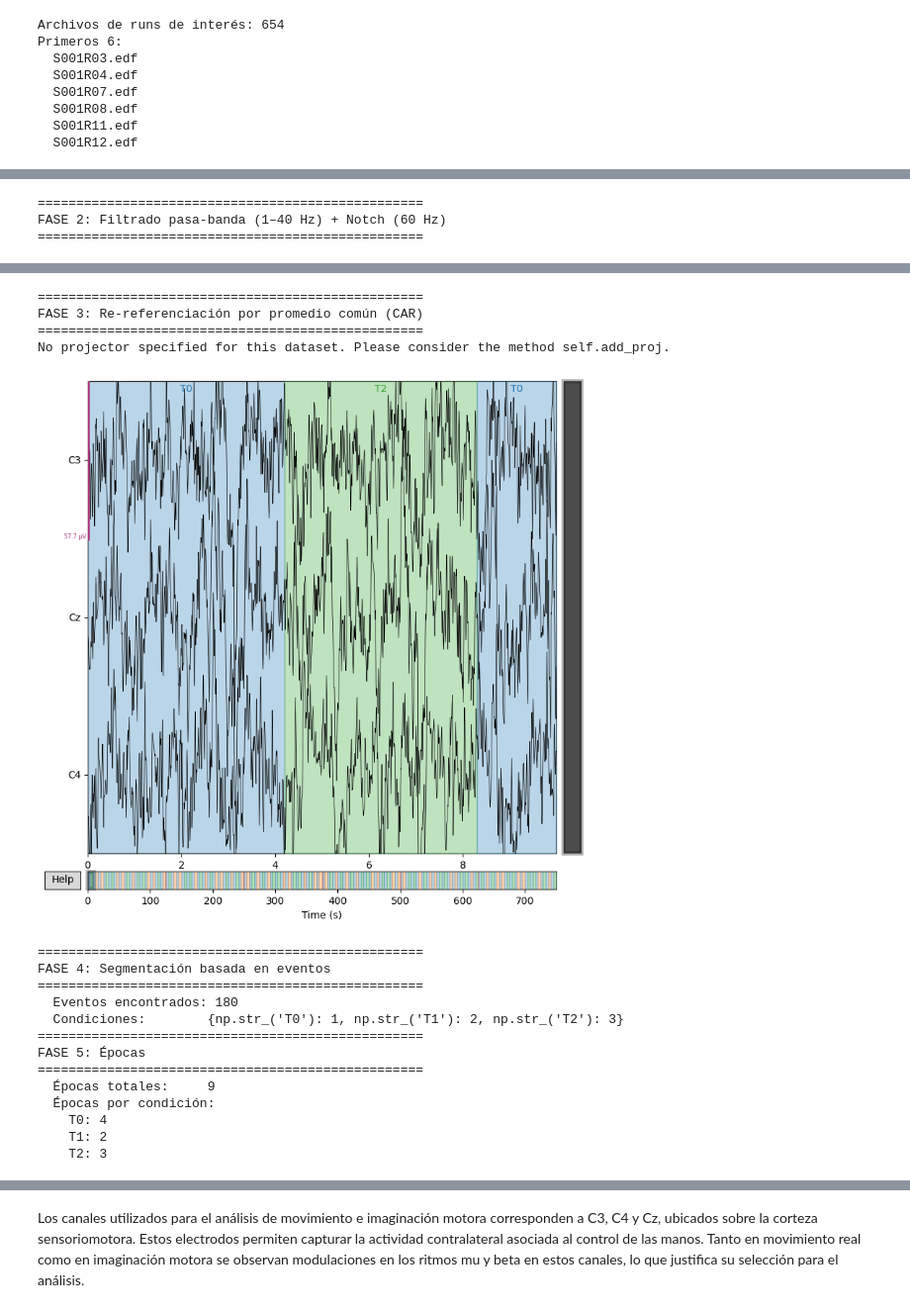
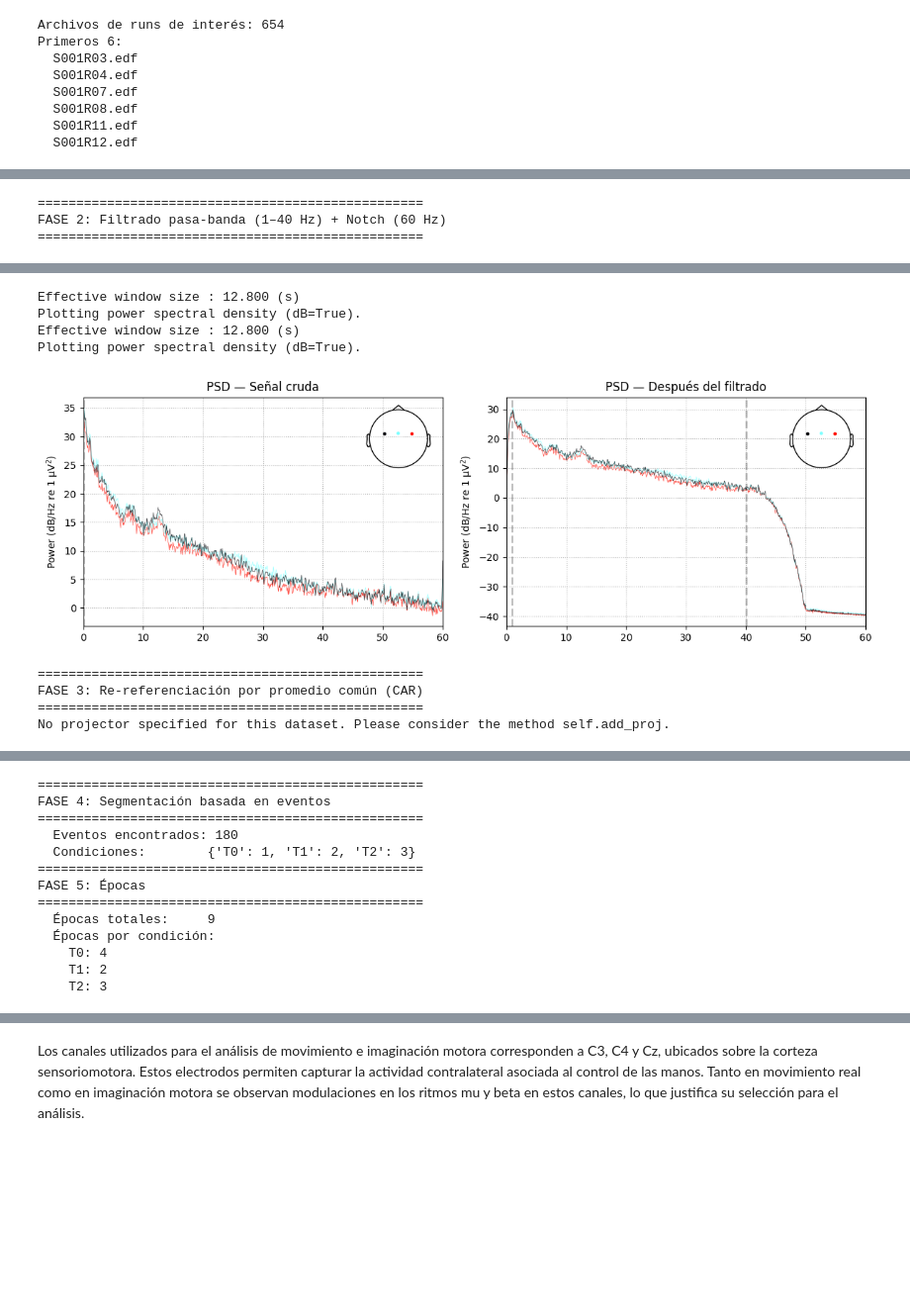
Before and after one commit to Michael10Crack/Lab_BioSenales, a Jupyter notebook: Proyecto1_biosenales.ipynb, the cells around one changed output, grey strips where cells are left out. Shown at 99% size. Drawn from its saved outputs; the diff is of its cells as text; code cells hidden in the pictures; blank space fills up the shorter version.

Commit message:
Punto 2: cálculo de PSD por bandas y canales

```diff
--- a/Proyecto1_biosenales.ipynb
+++ b/Proyecto1_biosenales.ipynb
@@ -278,7 +278,7 @@ import numpy as np
 import matplotlib.pyplot as plt
 from mne.io import read_raw_edf
 # %%
-RUTA_DATOS = r"C:\Users\basan\Desktop\LaboratorioBiosenales\Lab_Bios\datos\files"
+RUTA_DATOS = os.path.join(os.getcwd(), "datos", "files")
 CANALES_INTERES = ['C3', 'C4', 'Cz']
 # %%
 # Runs de interés:
@@ -408,16 +408,13 @@ def preprocesar_eeg(raw, visualizar=True):
             scalings='auto'
         )
 
-        # # Comparación espectral antes y después
-        # fig, axes = plt.subplots(1, 2, figsize=(12, 4))
-        # raw_original.plot_psd(fmax=60, picks=CANALES_INTERES,
-        #                       ax=axes[0], show=False)
-        # axes[0].set_title('PSD — Señal cruda')
-        # raw.plot_psd(fmax=60, picks=CANALES_INTERES,
-        #              ax=axes[1], show=False)
-        # axes[1].set_title('PSD — Después del filtrado')
-        # plt.tight_layout()
-        # plt.show()
+        fig, axes = plt.subplots(1, 2, figsize=(12, 4))
+        raw_original.compute_psd(fmax=60).plot(picks=CANALES_INTERES, axes=axes[0], show=False)
+        axes[0].set_title('PSD — Señal cruda')
+        raw.compute_psd(fmax=60).plot(picks=CANALES_INTERES, axes=axes[1], show=False)
+        axes[1].set_title('PSD — Después del filtrado')
+        plt.tight_layout()
+        plt.show()
 
     # ----------------------------------------------------------
     # FASE 3: Re-referenciación por promedio común (CAR)
@@ -502,23 +500,14 @@ FASE 1: Señal cruda
 [figure]
 ==================================================
 FASE 2: Filtrado pasa-banda (1–40 Hz) + Notch (60 Hz)
 ==================================================
 [figure]
-==================================================
-FASE 3: Re-referenciación por promedio común (CAR)
-==================================================
-No projector specified for this dataset. Please consider the method self.add_proj.
+Effective window size : 12.800 (s)
+Plotting power spectral density (dB=True).
+Effective window size : 12.800 (s)
+Plotting power spectral density (dB=True).
-[figure, old version]
+[figure, new version]
 ==================================================
-FASE 4: Segmentación basada en eventos
+FASE 3: Re-referenciación por promedio común (CAR)
 ==================================================
-  Eventos encontrados: 180
-  Condiciones:        {np.str_('T0'): 1, np.str_('T1'): 2, np.str_('T2'): 3}
-==================================================
-FASE 5: Épocas
-==================================================
-  Épocas totales:     9
-  Épocas por condición:
-    T0: 4
-    T1: 2
-    T2: 3
+No projector specified for this dataset. Please consider the method self.add_proj.
@@ -525,0 +515,13 @@ FASE 5: Épocas
+==================================================
+FASE 4: Segmentación basada en eventos
+==================================================
+  Eventos encontrados: 180
+  Condiciones:        {'T0': 1, 'T1': 2, 'T2': 3}
+==================================================
+FASE 5: Épocas
+==================================================
+  Épocas totales:     9
+  Épocas por condición:
+    T0: 4
+    T1: 2
+    T2: 3
```
Also changed, not shown: parts of 3 cells of this notebook.
